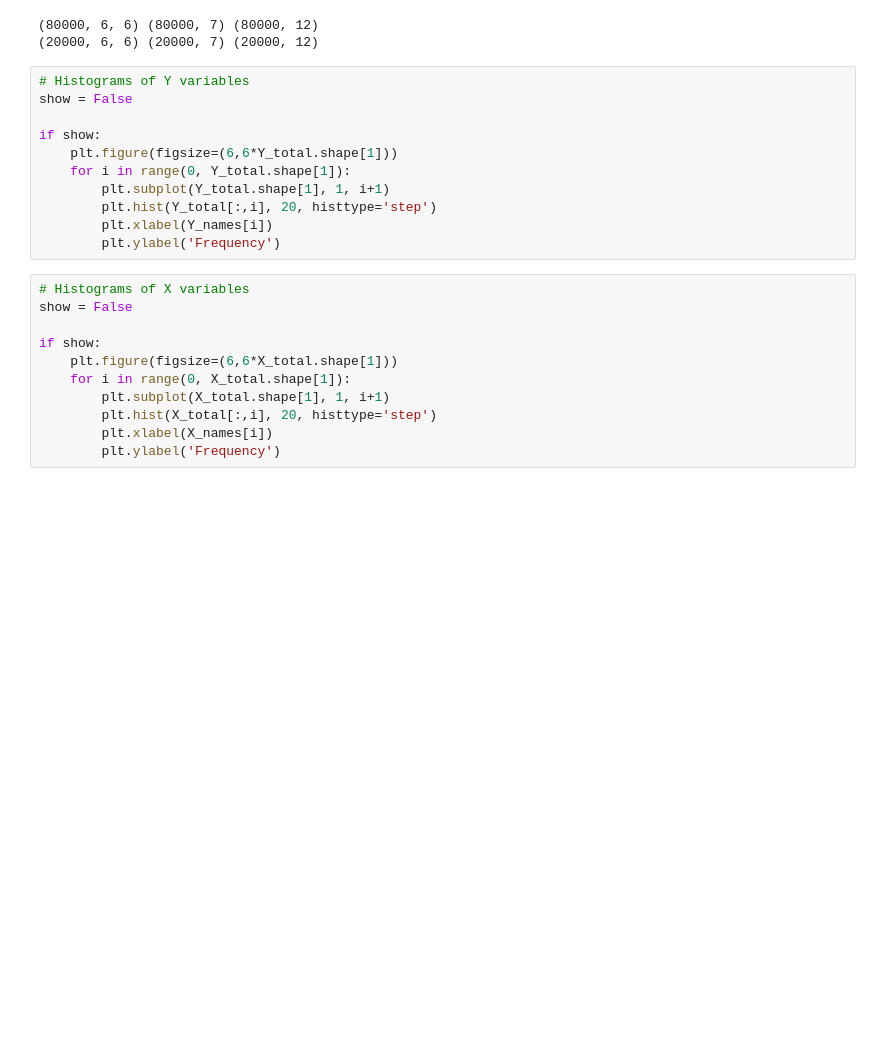
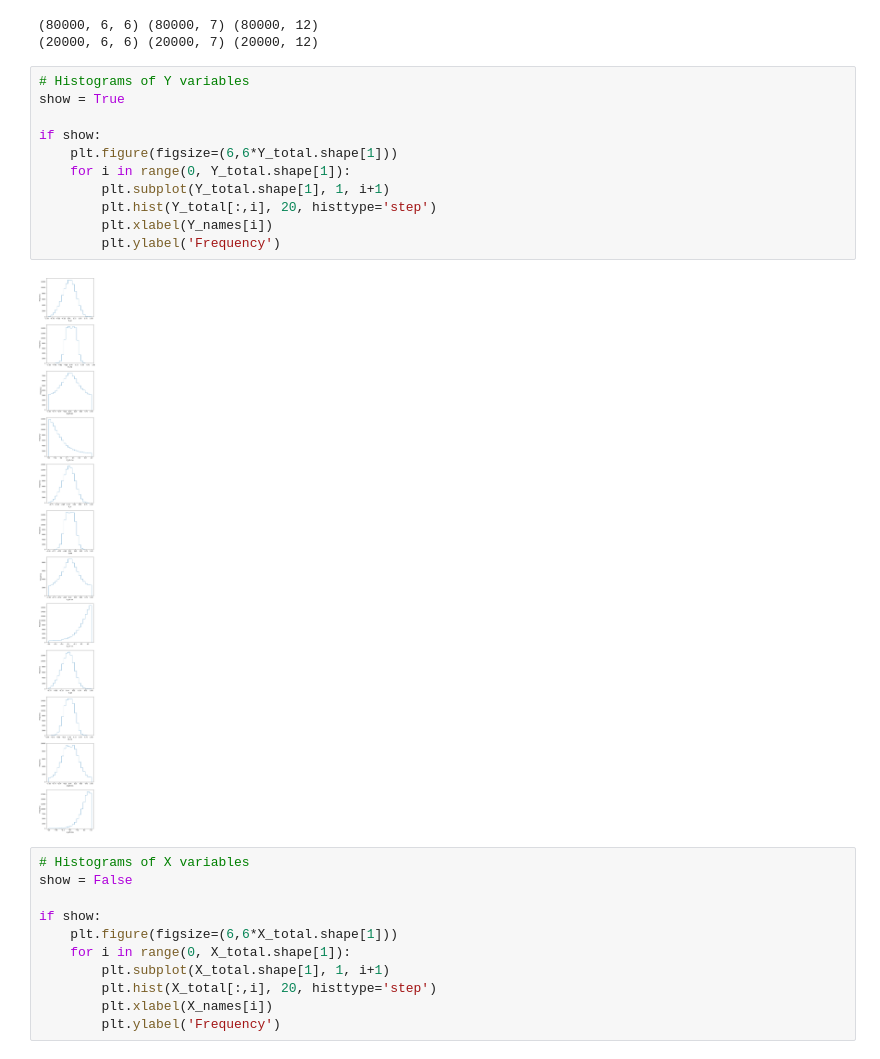
Before and after one commit to SNIPRS/top_ml, a Jupyter notebook: runs/conv_1d.ipynb, the cells around one changed output. Cells and saved outputs as stored; diff of their text form; blank space fills up the shorter version.

```diff
--- a/runs/conv_1d.ipynb
+++ b/runs/conv_1d.ipynb
@@ -78,15 +78,17 @@ print(testX_jets.shape, testX_other.shape, testY.shape)
 (20000, 6, 6) (20000, 7) (20000, 12)
 # %%
 # Histograms of Y variables
-show = False
+show = True
 
 if show:
     plt.figure(figsize=(6,6*Y_total.shape[1]))
     for i in range(0, Y_total.shape[1]):
         plt.subplot(Y_total.shape[1], 1, i+1)
         plt.hist(Y_total[:,i], 20, histtype='step')
         plt.xlabel(Y_names[i])
         plt.ylabel('Frequency')
+# %% [output]
+[figure, added]
 # %%
 # Histograms of X variables
 show = False
```
Also changed, not shown: parts of 16 cells of this notebook.
